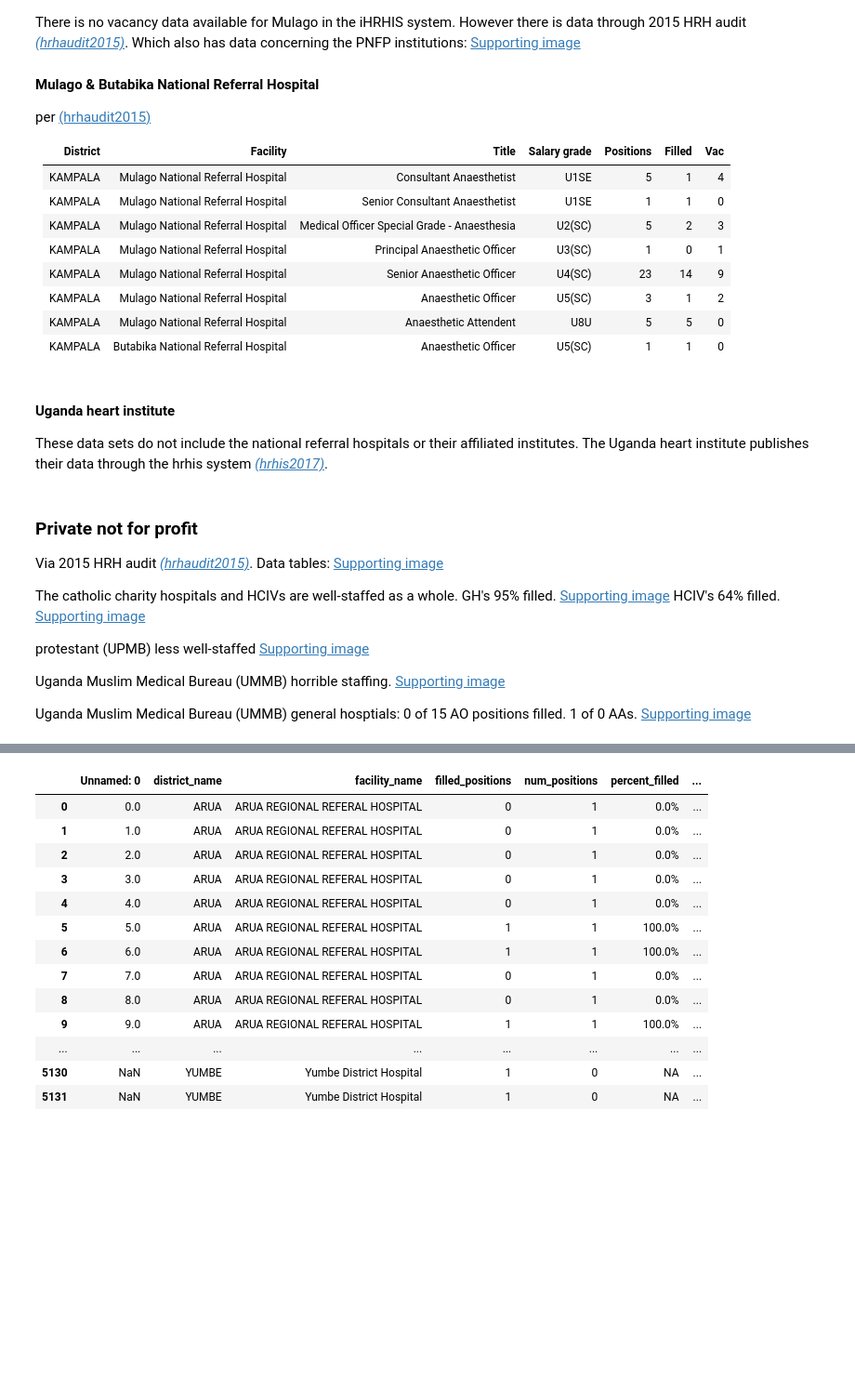
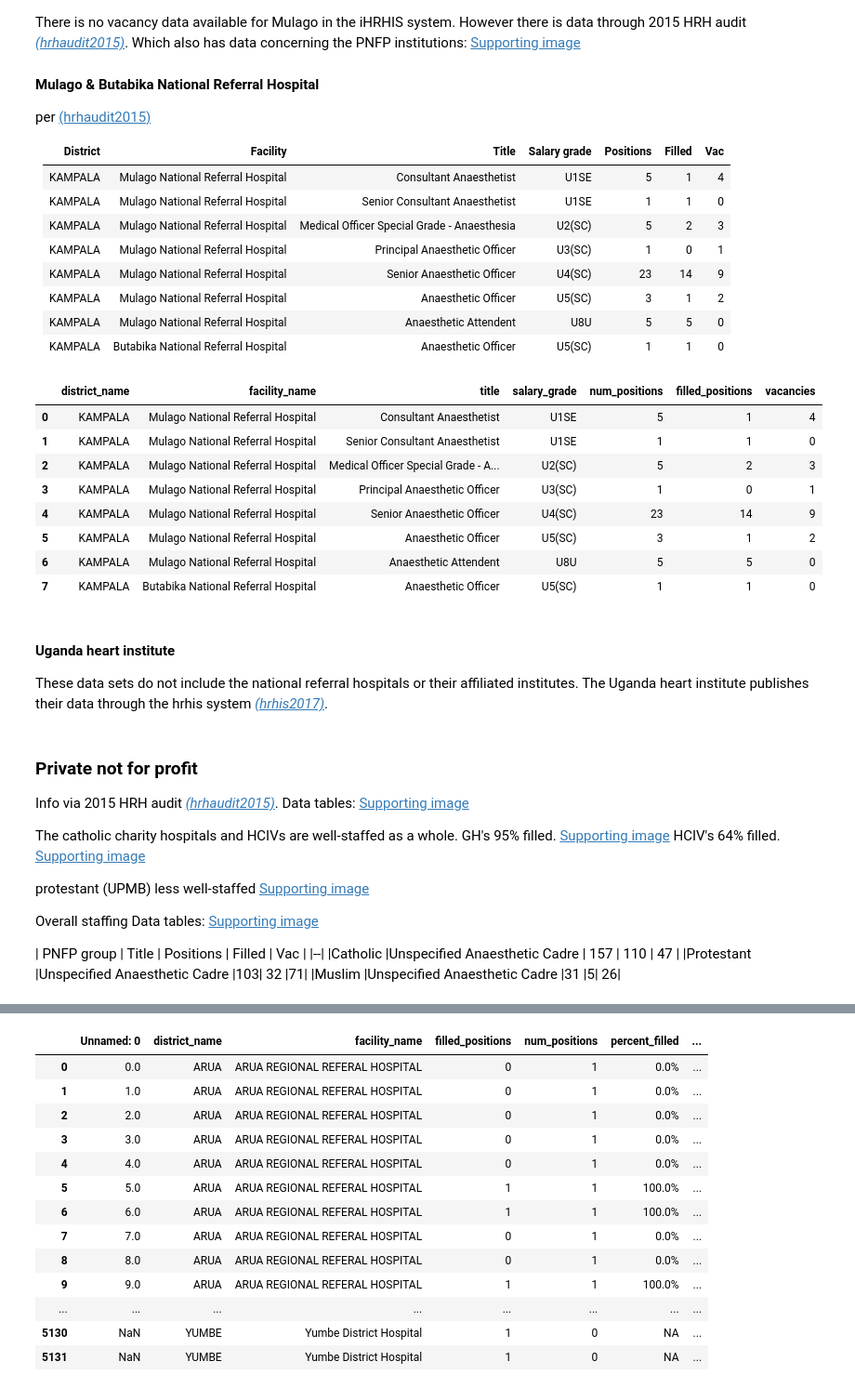
Before and after one commit to alexgoodell/uganda-model, a Jupyter notebook: notebooks/Facilities.ipynb, the cells around one changed output, grey strips where cells are left out. Shown at 93% size. Saved outputs shown, nothing was run; the diff lists cells and outputs as text; code cells hidden in the pictures; blank space fills up the shorter version.

```diff
--- a/notebooks/Facilities.ipynb
+++ b/notebooks/Facilities.ipynb
@@ -800,18 +800,30 @@ per <a href="https://github.com/alexgoodell/uganda-model/blob/master/refs/cite-m
 # %%
 x = [['KAMPALA' , 'Mulago National Referral Hospital' , 'Consultant Anaesthetist' , 'U1SE '    ,         5 ,      1 ,   4],
 ['KAMPALA' , 'Mulago National Referral Hospital' , 'Senior Consultant Anaesthetist           ' , 'U1SE '    ,         1 ,      1 ,   0],
 ['KAMPALA' , 'Mulago National Referral Hospital' , 'Medical Officer Special Grade - Anaesthesia' , 'U2(SC) '    ,         5 ,      2 ,   3],
 ['KAMPALA' , 'Mulago National Referral Hospital' , 'Principal Anaesthetic Officer            ' , 'U3(SC) '    ,         1 ,      0 ,   1],
 ['KAMPALA' , 'Mulago National Referral Hospital' , 'Senior Anaesthetic Officer               ' , 'U4(SC) '    ,        23 ,     14 ,   9],
 ['KAMPALA' , 'Mulago National Referral Hospital' , 'Anaesthetic Officer' , 'U5(SC) '    ,         3 ,      1 ,   2],
 ['KAMPALA' , 'Mulago National Referral Hospital' , 'Anaesthetic Attendent                    ' , 'U8U  '    ,         5 ,      5 ,   0],
 ['KAMPALA' , 'Butabika National Referral Hospital' , 'Anaesthetic Officer' , 'U5(SC) '    ,         1 ,      1 ,   0]]
 
 vac_df_nrh = pd.DataFrame(x, columns=["district_name", "facility_name", "title",
                                        "salary_grade", "num_positions", "filled_positions",
                                        "vacancies"])
 # strip whitespace
-vac_df_nrh = vac_df_nrh.apply(lambda x: str(x).strip())
+vac_df_nrh.facility_name = vac_df_nrh.facility_name.apply(lambda x: str(x).strip())
+vac_df_nrh.title = vac_df_nrh.title.apply(lambda x: str(x).strip())
+vac_df_nrh.salary_grade = vac_df_nrh.salary_grade.apply(lambda x: str(x).strip())
+# %% [output]
+|  | district_name | facility_name | title | salary_grade | num_positions | filled_positions | vacancies |
+| 0 | KAMPALA | Mulago National Referral Hospital | Consultant Anaesthetist | U1SE | 5 | 1 | 4 |
+| 1 | KAMPALA | Mulago National Referral Hospital | Senior Consultant Anaesthetist | U1SE | 1 | 1 | 0 |
+| 2 | KAMPALA | Mulago National Referral Hospital | Medical Officer Special Grade - A... | U2(SC) | 5 | 2 | 3 |
+| 3 | KAMPALA | Mulago National Referral Hospital | Principal Anaesthetic Officer | U3(SC) | 1 | 0 | 1 |
+| 4 | KAMPALA | Mulago National Referral Hospital | Senior Anaesthetic Officer | U4(SC) | 23 | 14 | 9 |
+| 5 | KAMPALA | Mulago National Referral Hospital | Anaesthetic Officer | U5(SC) | 3 | 1 | 2 |
+| 6 | KAMPALA | Mulago National Referral Hospital | Anaesthetic Attendent | U8U | 5 | 5 | 0 |
+| 7 | KAMPALA | Butabika National Referral Hospital | Anaesthetic Officer | U5(SC) | 1 | 1 | 0 |
 # %% [markdown]
 #### Uganda heart institute
 
@@ -863,12 +875,8 @@ vac_df_uhi = pd.read_csv(config.data_path + "/ihris/extracted-vacancies-uhi.csv"
 # %% [markdown]
 ### Private not for profit
 
-Via 2015 HRH audit <cite data-cite="hrhaudit2015"><a href="https://github.com/alexgoodell/uganda-model/blob/master/refs/cite-md/hrhaudit2015.md">(hrhaudit2015)</a></cite>. Data tables:
+Info via 2015 HRH audit <cite data-cite="hrhaudit2015"><a href="https://github.com/alexgoodell/uganda-model/blob/master/refs/cite-md/hrhaudit2015.md">(hrhaudit2015)</a></cite>. Data tables:
 [Supporting image](https://github.com/alexgoodell/uganda-model/blob/master/docs/imgs/Wkbba4HGbQ.jpg)
-
-
-
-
 
 The catholic charity hospitals and HCIVs are well-staffed as a whole.
 GH's 95% filled. [Supporting image](https://github.com/alexgoodell/uganda-model/blob/master/docs/imgs/7Jte8KzYGR.jpg)
@@ -876,6 +884,11 @@ HCIV's 64% filled. [Supporting image](https://github.com/alexgoodell/uganda-mode
 
 protestant (UPMB) less well-staffed [Supporting image](https://github.com/alexgoodell/uganda-model/blob/master/docs/imgs/orBYNEjwbv.jpg)
 
-Uganda Muslim Medical Bureau (UMMB) horrible staffing. [Supporting image](https://github.com/alexgoodell/uganda-model/blob/master/docs/imgs/tRtUPie730.jpg)
+Overall staffing Data tables:
+[Supporting image](https://github.com/alexgoodell/uganda-model/blob/master/docs/imgs/Wkbba4HGbQ.jpg)
 
-Uganda Muslim Medical Bureau (UMMB) general hosptials: 0 of 15 AO positions filled. 1 of 0 AAs. [Supporting image](https://github.com/alexgoodell/uganda-model/blob/master/docs/imgs/l4JQ5CeXWH.jpg)
+| PNFP group | Title | Positions | Filled | Vac |
+|--|
+|Catholic |Unspecified Anaesthetic Cadre | 157 | 110 | 47 |
+|Protestant |Unspecified Anaesthetic Cadre |103| 32 |71|
+|Muslim |Unspecified Anaesthetic Cadre |31 |5| 26|
```
Also changed, not shown: parts of 26 cells of this notebook, 47 other files.
